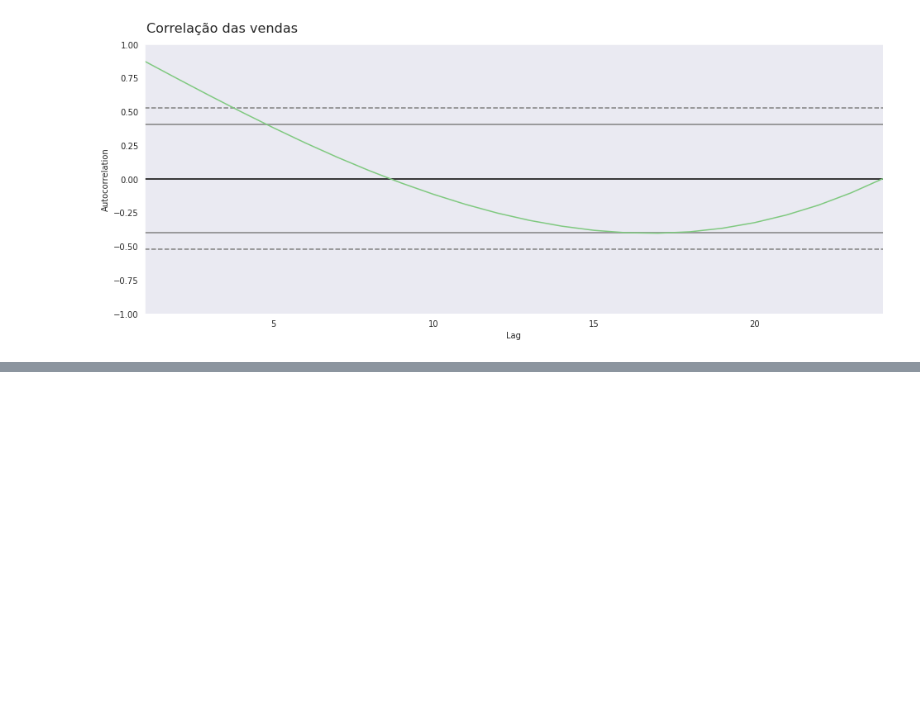
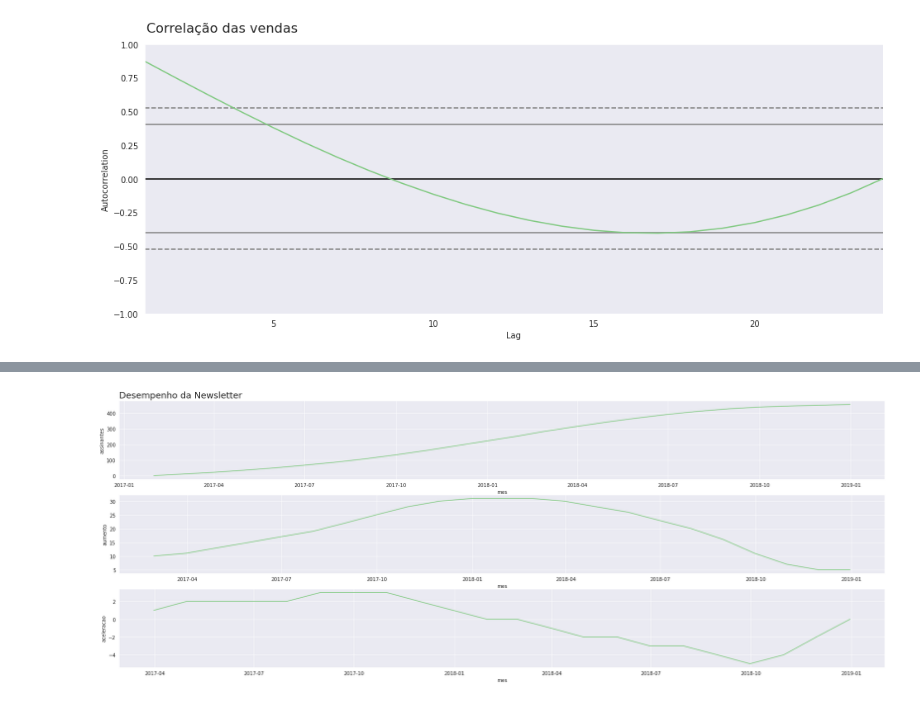
Before and after one commit to King-Bowie/TimeSeries, a Jupyter notebook: TimeSeries.ipynb, the cells around one changed output, grey strips where cells are left out. Saved outputs shown, nothing was run; the diff lists cells and outputs as text; code cells hidden in the pictures; blank space fills up the shorter version.

```diff
--- a/TimeSeries.ipynb
+++ b/TimeSeries.ipynb
@@ -158,0 +179,3 @@ plt.show()
+# %%
+assinantes = pd.read_csv('https://raw.githubusercontent.com/King-Bowie/TimeSeries/main/dados/newsletter_alucar.csv')
+assinantes.head()
@@ -158,0 +205,3 @@ plt.show()
+# %%
+assinantes['mes'] = pd.to_datetime(assinantes['mes'])
+assinantes.dtypes
@@ -158,0 +212,4 @@ plt.show()
+# %%
+assinantes['aumento'] = assinantes['assinantes'].diff()
+assinantes['aceleracao'] = assinantes['aumento'].diff()
+assinantes.head()
@@ -158,0 +223,5 @@ plt.show()
+# %%
+plot_comparacao('mes','assinantes','aumento','aceleracao',
+                assinantes,'Desempenho da Newsletter')
+# %% [output]
+[figure, added]
```
Also changed, not shown: parts of 17 cells of this notebook.
